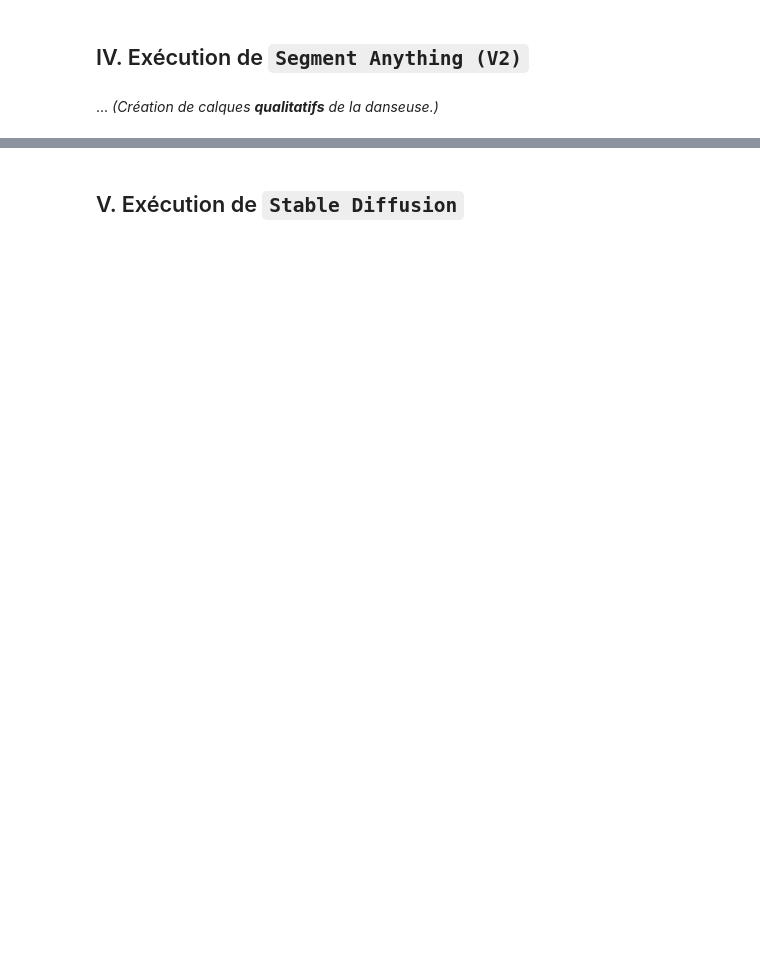
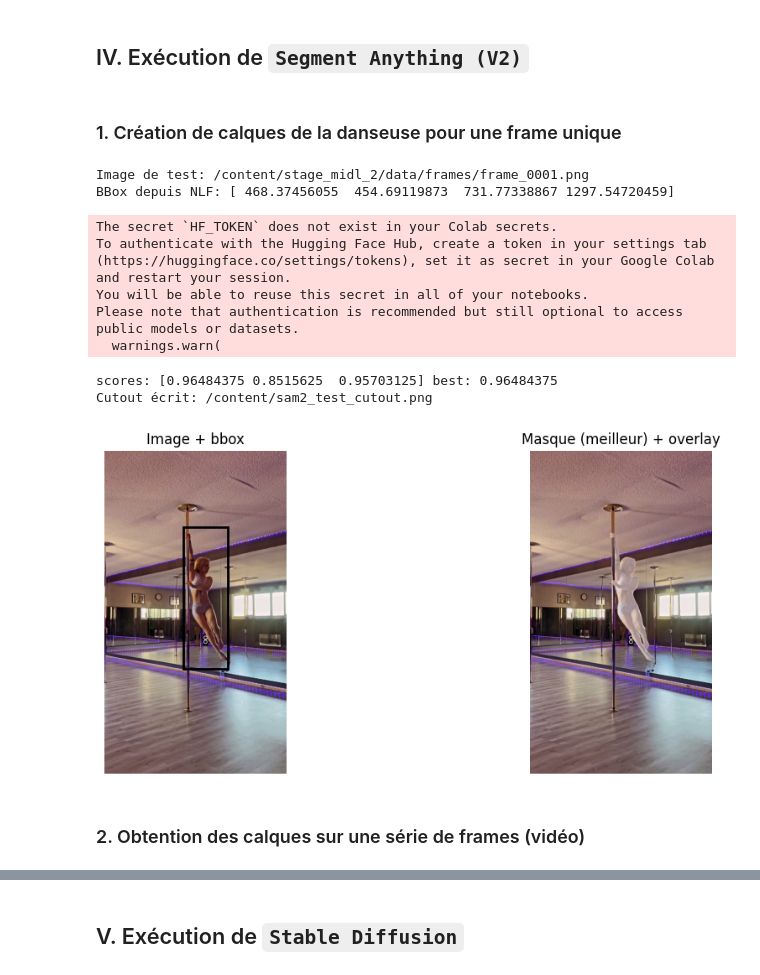
Before and after one commit to tominien/stage_midl_2, a Jupyter notebook: Rapport d'étude de Segment Anything + Stable Diffusion - Tom LE BER (22308482) & Tony PEROTTINO (22303877).ipynb, the cells around one changed output, grey strips where cells are left out. Drawn from its saved outputs; the diff is of its cells as text; code cells hidden in the pictures; blank space fills up the shorter version.

Commit message:
Ajout de quelques résultats et du Notebook de travail, mis à jour.

```diff
--- a/Rapport d'étude de Segment Anything + Stable Diffusion - Tom LE BER (22308482) & Tony PEROTTINO (22303877).ipynb
+++ b/Rapport d'étude de Segment Anything + Stable Diffusion - Tom LE BER (22308482) & Tony PEROTTINO (22303877).ipynb
@@ -82,9 +117,10 @@ drive.mount('/content/drive')
 # %% [markdown]
 #### B. Définition des chemins
 # %%
-BASE_DIRECTORY = "/content/drive/MyDrive/02 - Cours/01 - MIDL/Stage MIDL" # A remplacer par le chemin vers le dossier de votre Google Drive contenant la vidéo "video.mp4" et de dossier "frames" contenant toutes les frames de la vidéo.
-VIDEO_PATH = os.path.join(BASE_DIRECTORY, "video.mp4")
-FRAMES_DIRECTORY = os.path.join(BASE_DIRECTORY, "frames")
+BASE_DIRECTORY = f"{GIT_PATH}/data"
+VIDEO_PATH = f"{BASE_DIRECTORY}/video.mp4"
+FRAMES_DIRECTORY = f"{BASE_DIRECTORY}/frames"
+RESULTS_DIRECTORY = f"/content/results"
 
 # Créer le dossier "frames", s'il n'existe pas déjà :
 os.makedirs(FRAMES_DIRECTORY, exist_ok=True)
@@ -113,15 +149,13 @@ import numpy as np
 
 # Paramètres d'expérience pour NLF :
 MAX_FRAMES = 5000 # Nombre maximum de frames à traiter (pour l'étude).
-FRAME_STEP = 165 # 1 = toutes les frames, 2 = une frame sur deux, etc.
+FRAME_STEP = 150 # 1 = toutes les frames, 2 = une frame sur deux, etc.
 
 # FRAMES_DIRECTORY et BASE_DIRECTORY sont supposés définis dans la partie précédente :
 frame_paths_all = sorted(glob.glob(os.path.join(FRAMES_DIRECTORY, "frame_*.png")))
 
-# Sous-échantillonnage éventuel :
+# Sous-échantillonnage éventuel (step et nombre de frames maximum) :
 frame_paths = frame_paths_all[::FRAME_STEP]
-
-# Limitation au nombre maximum de frames :
 frame_paths = frame_paths[:MAX_FRAMES]
 
 print(f"Nombre total de frames extraites : {len(frame_paths_all)}")
@@ -245,6 +300,7 @@ Nous appliquons maintenant `run_nlf_on_image` à un sous-ensemble de frames :
 # %%
 import time
 import json
+import glob
 
 results = []
 times = []
@@ -267,8 +323,8 @@ print(f"Temps moyen par frame : {times.mean()*1000:.1f} ms")
 print(f"FPS approximatif : {1.0 / times.mean():.2f}")
 
 # Sauvegarde des résultats dans un JSON :
-output_path = os.path.join(BASE_DIRECTORY, "nlf_results_subset.json")
+output_path = os.path.join(RESULTS_DIRECTORY, "nlf_results_subset.json")
 with open(output_path, "w") as f:
-    json.dump(results, f)
+    json.dump(results, f, indent=4)
 
 print(f"Résultats sauvegardés dans : {output_path}")
@@ -440,4 +513,4 @@ plt.show()
 # %% [markdown]
 ## IV. Exécution de `Segment Anything (V2)`
 # %% [markdown]
-... *(Création de calques **qualitatifs** de la danseuse.)*
+### 1. Création de calques de la danseuse pour une frame unique
@@ -446,28 +517,24 @@ plt.show()
 # %%
 import cv2
+import glob
 
-# --- Test SAM2 sur UNE frame (bbox -> masque) ---
-MODEL_ID = "facebook/sam2.1-hiera-base-plus"  # bon compromis vitesse/qualité (checkpoints SAM2.1)
-# (tu peux mettre "...-large" si tu veux plus quali, mais plus lourd)
+MODEL_ID = "facebook/sam2.1-hiera-base-plus" # Bon compromis vitesse/qualité (checkpoints SAM2.1).
 
-import glob, os
-
-# 1) choisir une image
+# (1) choisir une image (on prend la première valide) :
 if "FRAMES_DIRECTORY" in globals():
     candidates = sorted(glob.glob(os.path.join(FRAMES_DIRECTORY, "*.png")) + glob.glob(os.path.join(FRAMES_DIRECTORY, "*.jpg")))
 else:
     candidates = sorted(glob.glob("/content/*.png") + glob.glob("/content/*.jpg"))
 
-assert len(candidates) > 0, "Aucune image trouvée. Vérifie FRAMES_DIRECTORY ou mets une image dans /content."
 test_img_path = candidates[0]
-print("Image de test:", test_img_path)
+print(f"Image de test:", test_img_path)
 
 bgr = cv2.imread(test_img_path)
 assert bgr is not None, "Impossible de lire l'image."
 img = cv2.cvtColor(bgr, cv2.COLOR_BGR2RGB)
 H, W = img.shape[:2]
 
-# 2) bbox depuis NLF si possible, sinon fallback
+# (2) bbox depuis NLF si possible (sinon fallback) :
 bbox = None
 if "run_nlf_on_image" in globals():
     try:
@@ -492,38 +559,51 @@ bbox[2] = np.clip(bbox[2], 0, W-1)
 bbox[1] = np.clip(bbox[1], 0, H-1)
 bbox[3] = np.clip(bbox[3], 0, H-1)
 
-# 3) SAM2 predictor
+# (3) SAM2 predictor :
 predictor = SAM2ImagePredictor.from_pretrained(MODEL_ID)
 device = "cuda" if torch.cuda.is_available() else "cpu"
 predictor.model.to(device)
 
 with torch.inference_mode(), torch.autocast("cuda", dtype=torch.bfloat16, enabled=torch.cuda.is_available()):
     predictor.set_image(img)
-    masks, scores, _ = predictor.predict(box=bbox, multimask_output=True)  # bbox XYXY en pixels
+    masks, scores, _ = predictor.predict(box=bbox, multimask_output=True)
 
 best_idx = int(np.argmax(scores))
 best_mask = masks[best_idx].astype(bool)
 print("scores:", scores, "best:", scores[best_idx])
 
-# 4) export calque RGBA
+# (4) Export des calques RGBA :
 rgba = np.dstack([img, (best_mask.astype(np.uint8) * 255)])
-out_path = "/content/sam2_test_cutout.png"
+out_path = f"{RESULTS_DIRECTORY}/sam2_test_cutout.png"
 cv2.imwrite(out_path, cv2.cvtColor(rgba, cv2.COLOR_RGBA2BGRA))
 print("Cutout écrit:", out_path)
 
-# 5) visu
+# (5) Visualisation :
 plt.figure(figsize=(12,5))
 plt.subplot(1,2,1)
 plt.title("Image + bbox")
 plt.imshow(img)
 x1,y1,x2,y2 = bbox
 plt.gca().add_patch(plt.Rectangle((x1,y1), x2-x1, y2-y1, fill=False, linewidth=2))
 plt.axis("off")
 
 plt.subplot(1,2,2)
 plt.title("Masque (meilleur) + overlay")
 overlay = img.copy()
 overlay[best_mask] = (0.5*overlay[best_mask] + 0.5*np.array([255,255,255])).astype(np.uint8)
 plt.imshow(overlay)
 plt.axis("off")
 plt.show()
+# %% [output]
+Image de test: /content/stage_midl_2/data/frames/frame_0001.png
+BBox depuis NLF: [ 468.37456055  454.69119873  731.77338867 1297.54720459]
+The secret `HF_TOKEN` does not exist in your Colab secrets.
+To authenticate with the Hugging Face Hub, create a token in your settings tab (https://huggingface.co/settings/tokens), set it as secret in your Google Colab and restart your session.
+You will be able to reuse this secret in all of your notebooks.
+Please note that authentication is recommended but still optional to access public models or datasets.
+  warnings.warn(
+scores: [0.96484375 0.8515625  0.95703125] best: 0.96484375
+Cutout écrit: /content/sam2_test_cutout.png
+[figure, added]
+# %% [markdown]
+### 2. Obtention des calques sur une série de frames (vidéo)
```
Also changed, not shown: parts of 44 cells of this notebook, 2 other files.
